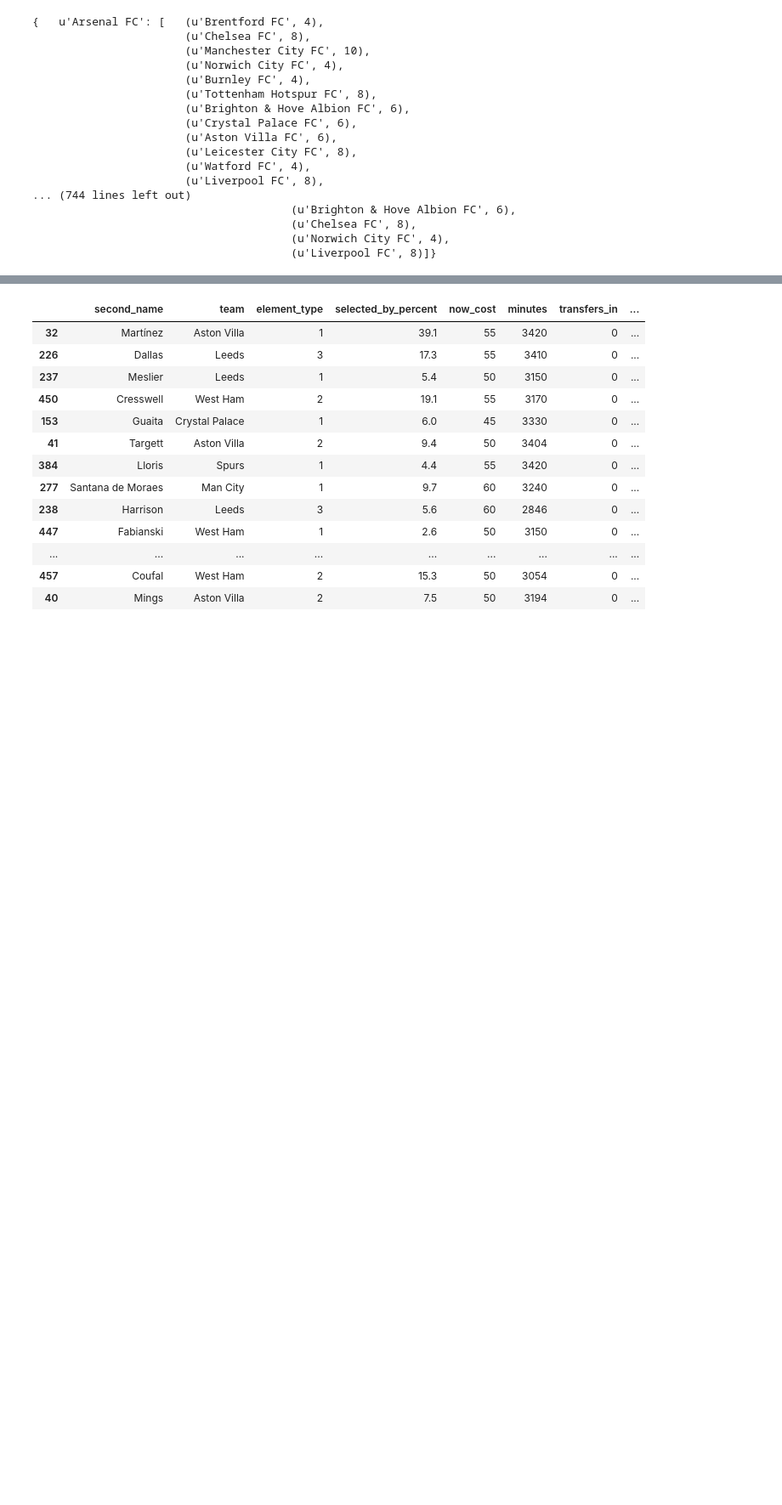
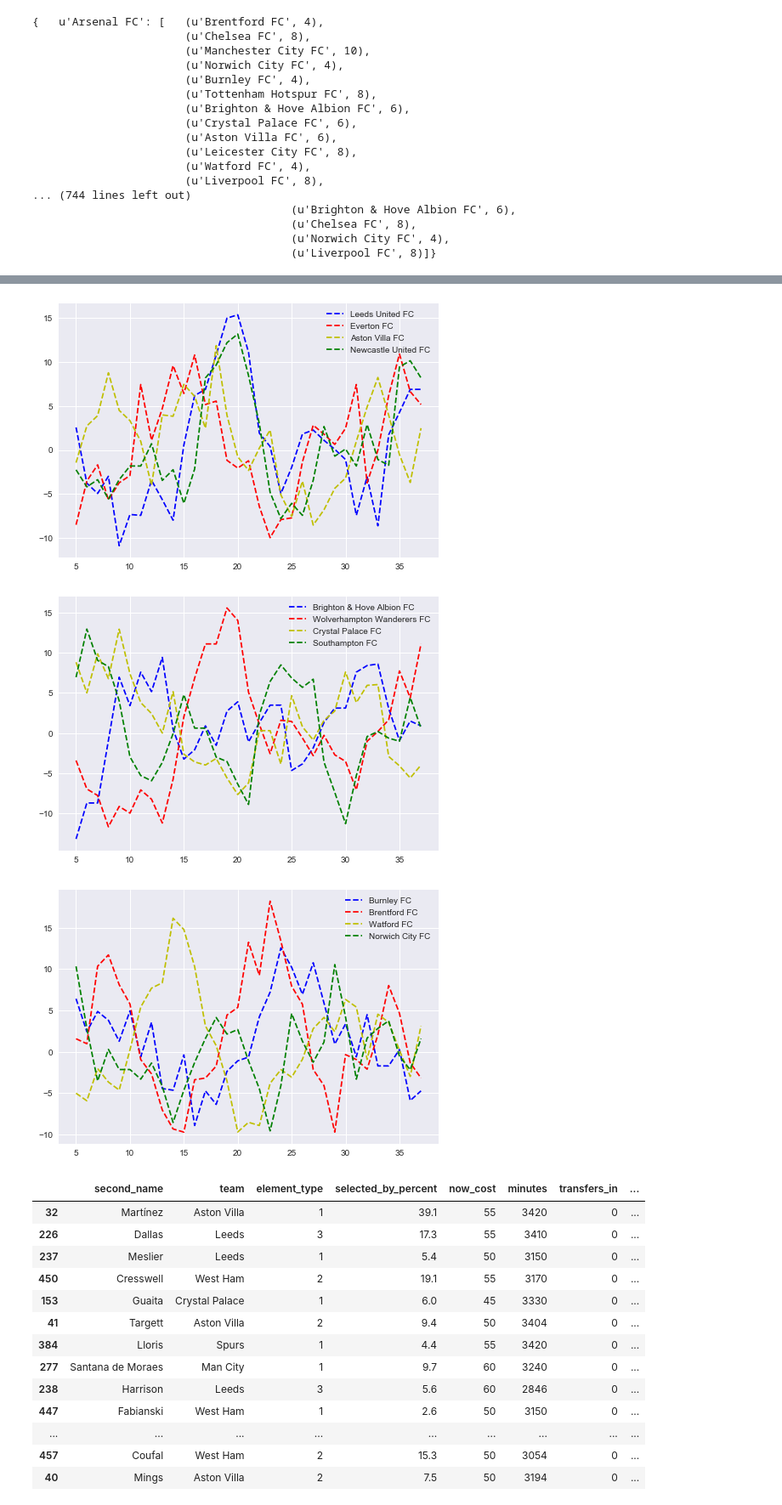
Before and after one commit to murchant/fatasypl, a Jupyter notebook: Fantasy.ipynb, the cells around one changed output, grey strips where cells are left out. Shown at 85% size. Drawn from its saved outputs; the diff is of its cells as text; code cells hidden in the pictures; blank space fills up the shorter version.

```diff
--- a/Fantasy.ipynb
+++ b/Fantasy.ipynb
@@ -225,3 +250,11 @@ KeyError: 'Man City'
+# %%
+plot_comparison_graph("Leeds United FC", "Everton FC", "Aston Villa FC", "Newcastle United FC", get_fixture_difficulty_dict(api_team_names, fixture_dict, test))
+plot_comparison_graph("Brighton & Hove Albion FC", "Wolverhampton Wanderers FC", "Crystal Palace FC", "Southampton FC", get_fixture_difficulty_dict(api_team_names, fixture_dict, test))
+plot_comparison_graph("Burnley FC", "Brentford FC", "Watford FC", "Norwich City FC", get_fixture_difficulty_dict(api_team_names, fixture_dict, test))
+# %% [output]
+[figure, added]
+[figure, added]
+[figure, added]
 # %%
 # BASIC SECTION
 # Sort tables based on desired columns
```
Also changed, not shown: parts of 4 cells of this notebook.
